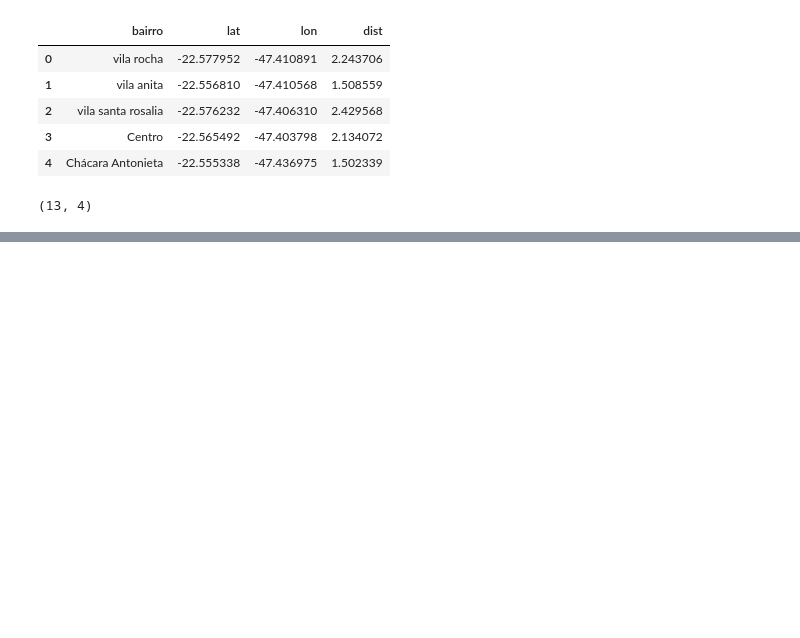
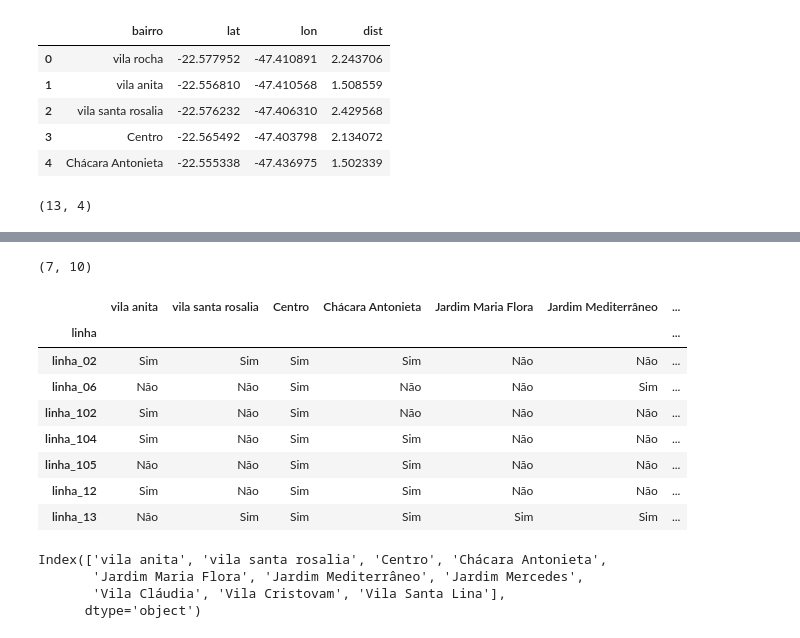
Before and after one commit to vichShir/analise-dados-estadia-limeira, a Jupyter notebook: Notebooks/ADEL_4_analise_bairros.ipynb, the cells around one changed output, grey strips where cells are left out. Saved outputs shown, nothing was run; the diff lists cells and outputs as text; code cells hidden in the pictures; blank space fills up the shorter version.

```diff
--- a/Notebooks/ADEL_4_analise_bairros.ipynb
+++ b/Notebooks/ADEL_4_analise_bairros.ipynb
@@ -339,0 +393,22 @@ files.download('bairros_distantes.csv')
+# %%
+df_bairros_e_suas_linhas = pd.read_csv('bairros_e_suas_linhas.csv', index_col='linha')
+print(df_bairros_e_suas_linhas.shape)
+df_bairros_e_suas_linhas
+# %% [output]
+(7, 10)
+|  | vila anita | vila santa rosalia | Centro | Chácara Antonieta | Jardim Maria Flora | Jardim Mediterrâneo | ... |
+| linha |  |  |  |  |  |  | ... |
+| linha_02 | Sim | Sim | Sim | Sim | Não | Não | ... |
+| linha_06 | Não | Não | Sim | Não | Não | Sim | ... |
+| linha_102 | Sim | Não | Sim | Não | Não | Não | ... |
+| linha_104 | Sim | Não | Sim | Sim | Não | Não | ... |
+| linha_105 | Não | Não | Sim | Sim | Não | Não | ... |
+| linha_12 | Sim | Não | Sim | Sim | Não | Não | ... |
+| linha_13 | Não | Sim | Sim | Sim | Sim | Sim | ... |
+# %%
+df_bairros_e_suas_linhas.columns
+# %% [output]
+Index(['vila anita', 'vila santa rosalia', 'Centro', 'Chácara Antonieta',
+       'Jardim Maria Flora', 'Jardim Mediterrâneo', 'Jardim Mercedes',
+       'Vila Cláudia', 'Vila Cristovam', 'Vila Santa Lina'],
+      dtype='object')
```
Also changed, not shown: parts of 14 cells of this notebook, 40 other files.
